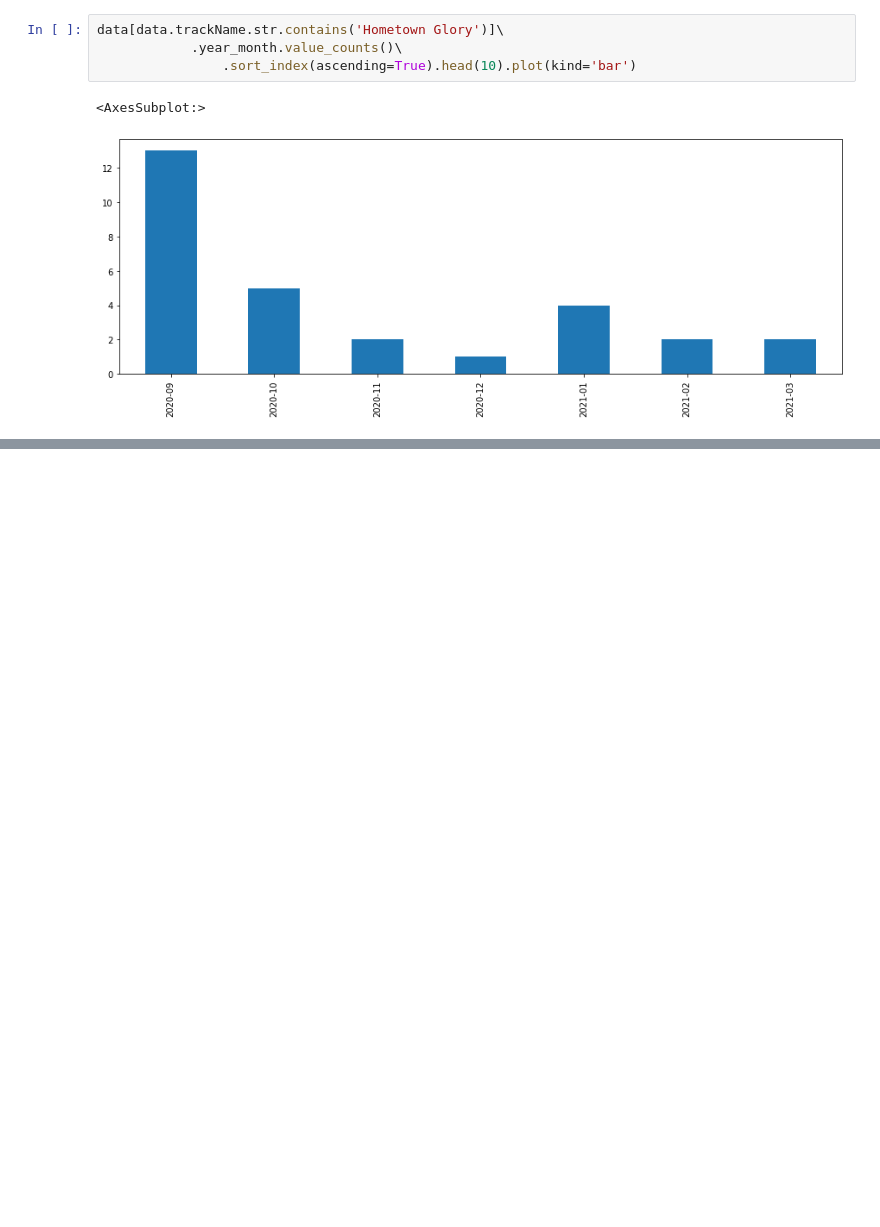
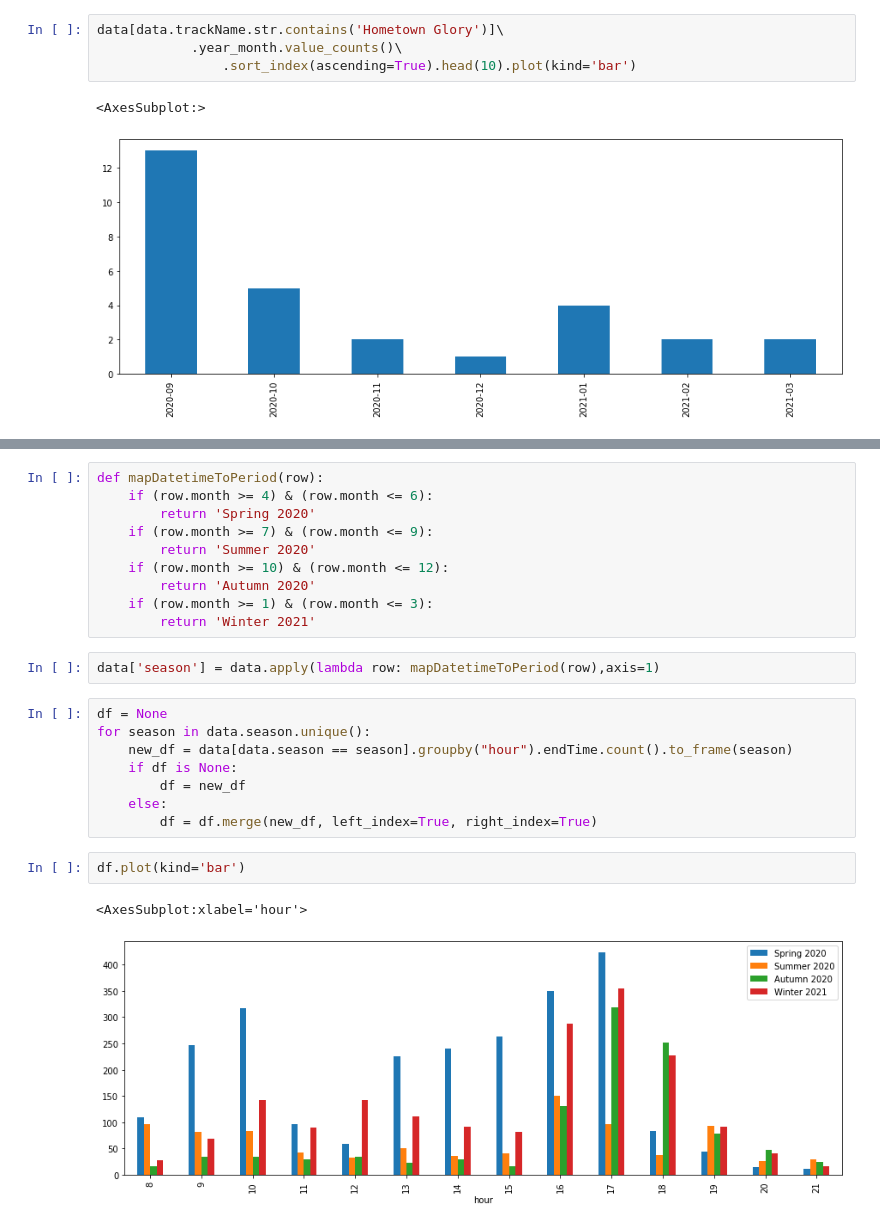
Before and after one commit to IncioMan/spotify-data-analysis, a Jupyter notebook: notebooks/streaming-history.ipynb, the cells around one changed output, grey strips where cells are left out. Saved outputs shown, nothing was run; the diff lists cells and outputs as text; blank space fills up the shorter version.

```diff
--- a/notebooks/streaming-history.ipynb
+++ b/notebooks/streaming-history.ipynb
@@ -160,0 +180,25 @@ data[data.trackName.str.contains('Hometown Glory')]\
+# %%
+def mapDatetimeToPeriod(row):
+    if (row.month >= 4) & (row.month <= 6):
+        return 'Spring 2020'
+    if (row.month >= 7) & (row.month <= 9):
+        return 'Summer 2020'
+    if (row.month >= 10) & (row.month <= 12):
+        return 'Autumn 2020'
+    if (row.month >= 1) & (row.month <= 3):
+        return 'Winter 2021'
+# %%
+data['season'] = data.apply(lambda row: mapDatetimeToPeriod(row),axis=1)
+# %%
+df = None
+for season in data.season.unique():
+    new_df = data[data.season == season].groupby("hour").endTime.count().to_frame(season)
+    if df is None:
+        df = new_df
+    else:
+        df = df.merge(new_df, left_index=True, right_index=True)
+# %%
+df.plot(kind='bar')
+# %% [output]
+<AxesSubplot:xlabel='hour'>
+[figure, added]
```
Also changed, not shown: parts of 28 cells of this notebook.
